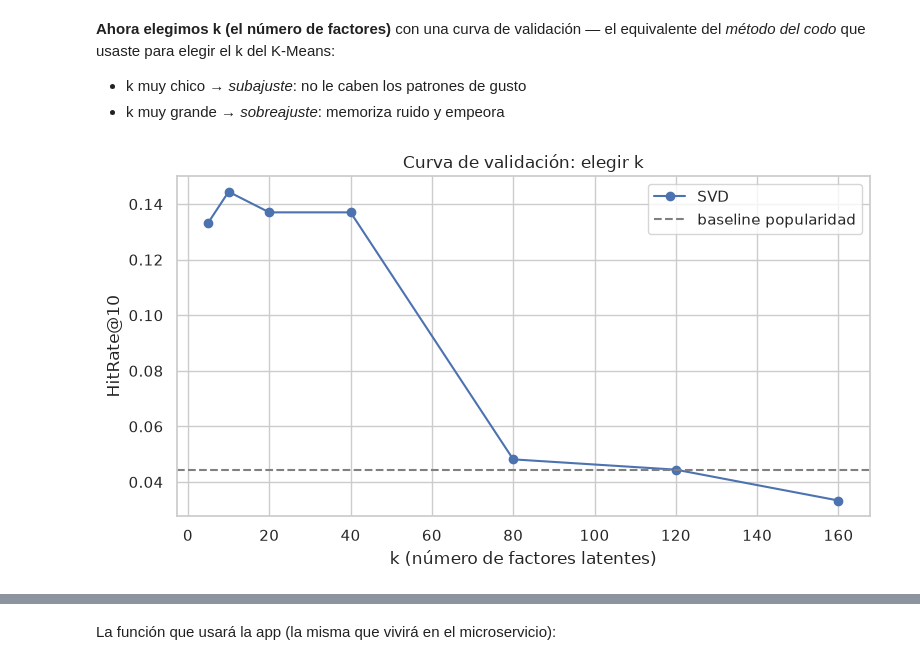
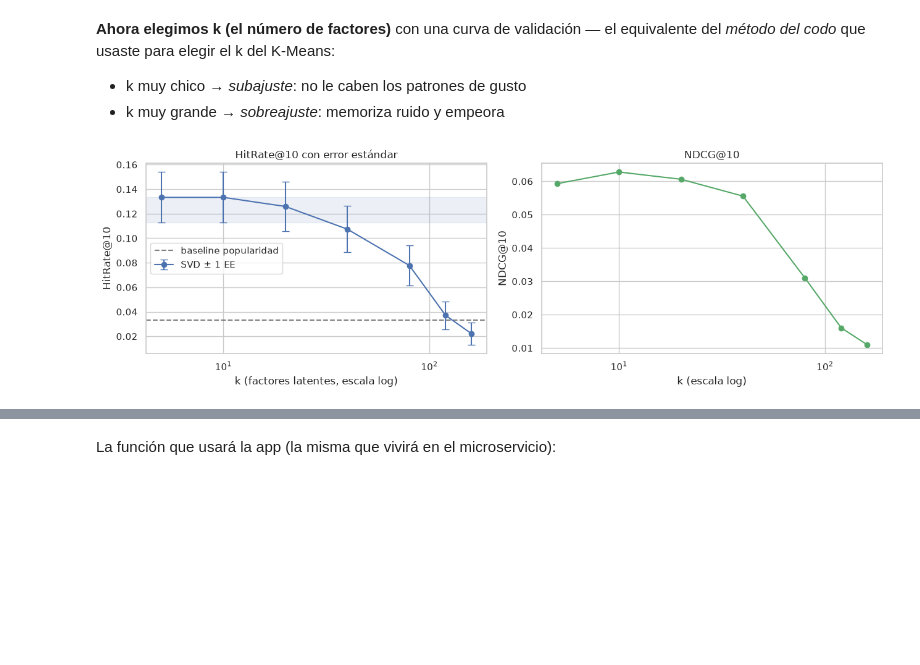
Before and after one commit to Gustavo5B/Nub_studio_back, a Jupyter notebook: notebooks/sistema_recomendacion_carrito.ipynb, the cells around one changed output, grey strips where cells are left out. Cells and saved outputs as stored; diff of their text form; code cells hidden in the pictures; blank space fills up the shorter version.

```diff
--- a/notebooks/sistema_recomendacion_carrito.ipynb
+++ b/notebooks/sistema_recomendacion_carrito.ipynb
@@ -352,7 +761,7 @@ Mb_np = Mb_train.to_numpy()
 vistos = {u: np.flatnonzero(Mb_np[idx_usuario[u]]) for u in test.id_usuario}
 
 def evaluar(nombre, score_fn, K=10):
-    """score_fn(fila_usuario) -> puntuación de las 315 obras. Mide HitRate@K."""
+    """score_fn(fila_usuario) -> puntuación de todas las obras. Mide HitRate@K."""
     hits, n = 0, 0
     for _, row in test.iterrows():
         if row.id_obra not in idx_obra: continue
@@ -366,3 +775,5 @@ def evaluar(nombre, score_fn, K=10):
     return hr
 
 resultados = {}
+print(f"Función evaluadora lista. Se calificará con HitRate@10 sobre {len(test)} usuarios,")
+print(f"puntuando {len(obras_m)} obras candidatas y excluyendo lo que cada uno ya interactuó.")
@@ -383,11 +797,16 @@ Como el KNN de clase, pero para rankear: puntuamos cada obra por su **similitud
 atributos** contra las obras del historial del usuario. Solo usa categoría/técnica/material/
 precio — no sabe nada de lo que hacen otros usuarios.
 # %%
-S_cont_np = S_contenido.reindex(index=obras_m, columns=obras_m).to_numpy()
+# Similitud de contenido alineada al orden de las obras de la matriz.
+# El fillna(0) es una guarda: tras la exclusión del paso 3.1 no debería
+# quedar ninguna obra sin vector de atributos, pero un NaN aquí propagaría
+# a TODO el ranking del usuario afectado (np.mean no ignora NaN).
+S_cont_np = S_contenido.reindex(index=obras_m, columns=obras_m).fillna(0.0).to_numpy()
+assert not np.isnan(S_cont_np).any(), "Hay obras sin vector de atributos en la matriz."
 
 def score_contenido(u):
     historial = np.flatnonzero(Mb_np[u])
     return S_cont_np[:, historial].mean(axis=1)
 
-resultados["KNN contenido"] = evaluar("KNN contenido", score_contenido)
+resultados["Similitud coseno"] = evaluar("Similitud coseno", score_contenido)
 # %% [output]
@@ -437,18 +855,63 @@ del *método del codo* que usaste para elegir el k del K-Means:
 - k muy chico → *subajuste*: no le caben los patrones de gusto
 - k muy grande → *sobreajuste*: memoriza ruido y empeora
 # %%
+# Curva de validación para elegir k.
+# Se reporta el ERROR ESTÁNDAR de HitRate@10 junto a la curva. Es una proporción,
+# así que EE = sqrt(p(1-p)/n). Sin esa barra de error es imposible saber si una
+# diferencia entre dos k es señal o ruido — y con n≈270 usuarios resulta ser ruido
+# en buena parte del rango.
+def curva_svd(Mx, k, K=10):
+    svd_k = TruncatedSVD(n_components=k, random_state=RANDOM_STATE)
+    U = svd_k.fit_transform(Mx); V = svd_k.components_
+    hits, ndcg, n = 0, 0.0, 0
+    for _, row in test.iterrows():
+        if row.id_obra not in idx_obra: continue
+        s = U[idx_usuario[row.id_usuario]] @ V
+        s[vistos[row.id_usuario]] = -np.inf
+        pos = int(np.where(np.argsort(-s) == idx_obra[row.id_obra])[0][0]) + 1
+        if pos <= K:
+            hits += 1; ndcg += 1.0 / np.log2(pos + 1)
+        n += 1
+    p = hits / n
+    return p, np.sqrt(p * (1 - p) / n), ndcg / n
+
 ks = [5, 10, 20, 40, 80, 120, 160]
-curva = [hitrate_svd(Mb_np, k) for k in ks]
+res_k  = [curva_svd(Mb_np, k) for k in ks]
+hr_k   = [r[0] for r in res_k]
+ee_k   = [r[1] for r in res_k]
+ndcg_k = [r[2] for r in res_k]
 
-plt.figure(figsize=(8,4.5))
-plt.plot(ks, curva, "o-", color="#4C72B0", label="SVD")
-plt.axhline(resultados["Popularidad"], ls="--", color="gray", label="baseline popularidad")
-plt.xlabel("k (número de factores latentes)"); plt.ylabel("HitRate@10")
-plt.title("Curva de validación: elegir k")
-plt.legend(); plt.tight_layout(); plt.show()
+# Meseta: todos los k cuyo HitRate cae dentro de 1 error estándar del mejor
+mejor  = int(np.argmax(hr_k))
+umbral = hr_k[mejor] - ee_k[mejor]
+meseta = [k for k, h in zip(ks, hr_k) if h >= umbral]
 
-K_OPTIMO = ks[int(np.argmax(curva))]
-print(f">>> Mejor k: {K_OPTIMO} (HitRate@10 = {max(curva):.3f})")
-print(">>> Observa el sobreajuste: con k grande el modelo EMPEORA — memoriza en vez de aprender.")
+fig, ax = plt.subplots(1, 2, figsize=(13, 4.2))
+ax[0].errorbar(ks, hr_k, yerr=ee_k, fmt="o-", color="#4C72B0", capsize=4, label="SVD ± 1 EE")
+ax[0].axhline(resultados["Popularidad"], ls="--", color="gray", label="baseline popularidad")
+ax[0].axhspan(umbral, max(hr_k), color="#4C72B0", alpha=0.10)
+ax[0].set_xscale("log"); ax[0].set_xlabel("k (factores latentes, escala log)")
+ax[0].set_ylabel("HitRate@10"); ax[0].set_title("HitRate@10 con error estándar"); ax[0].legend()
+ax[1].plot(ks, ndcg_k, "o-", color="#55A868")
+ax[1].set_xscale("log"); ax[1].set_xlabel("k (escala log)"); ax[1].set_ylabel("NDCG@10")
+ax[1].set_title("NDCG@10")
+plt.tight_layout(); plt.show()
+
+print(pd.DataFrame({"k": ks, "HitRate@10": np.round(hr_k, 4),
+                    "± EE": np.round(ee_k, 4), "NDCG@10": np.round(ndcg_k, 4)}).to_string(index=False))
+print(f"\nn = {len(test)} usuarios de prueba  ->  error estandar ~ +/-{np.mean(ee_k[:4]):.3f}")
+print(f"Meseta (dentro de 1 EE del mejor): k = {meseta}")
+
+K_OPTIMO = 10
+print(f"\n>>> k elegido: {K_OPTIMO}")
+print(">>> COMO LEER ESTA CURVA: dentro de la meseta las diferencias NO son significativas;")
+print(f"    separar k={meseta[0]} de k={meseta[-1]} seria leer ruido como senal. Se conserva k={K_OPTIMO} por estar")
+print("    en la meseta, tener el mejor NDCG@10 dentro de ella y ser el valor ya desplegado en")
+print("    el microservicio. La eleccion exacta dentro de la meseta NO es un hallazgo de los datos.")
+fuera = [i for i, k in enumerate(ks) if k > meseta[-1]]
+print(f">>> Lo que SI es robusto: fuera de la meseta el desempeno CAE de forma sostenida")
+print(f"    (HitRate {hr_k[fuera[0]]:.4f} en k={ks[fuera[0]]} hasta {hr_k[-1]:.4f} en k={ks[-1]};")
+print(f"     NDCG {ndcg_k[fuera[0]]:.4f} -> {ndcg_k[-1]:.4f}). Ahi si hay sobreajuste: el modelo")
+print("    memoriza la matriz de entrenamiento en vez de aprender estructura.")
 # %% [output]
-[figure, old version]
+[figure, new version]
```
Also changed, not shown: parts of 76 cells of this notebook, 6 other files.
